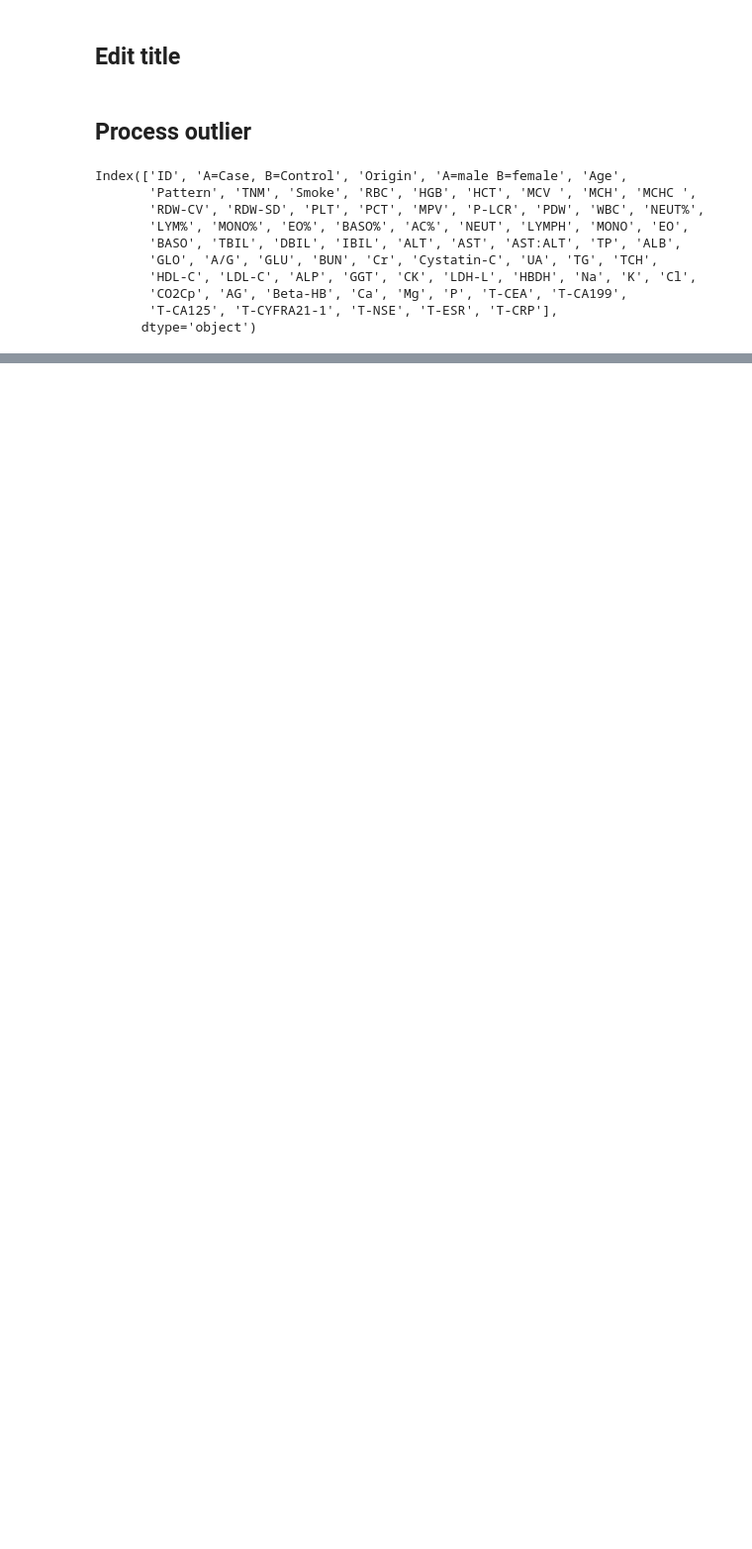
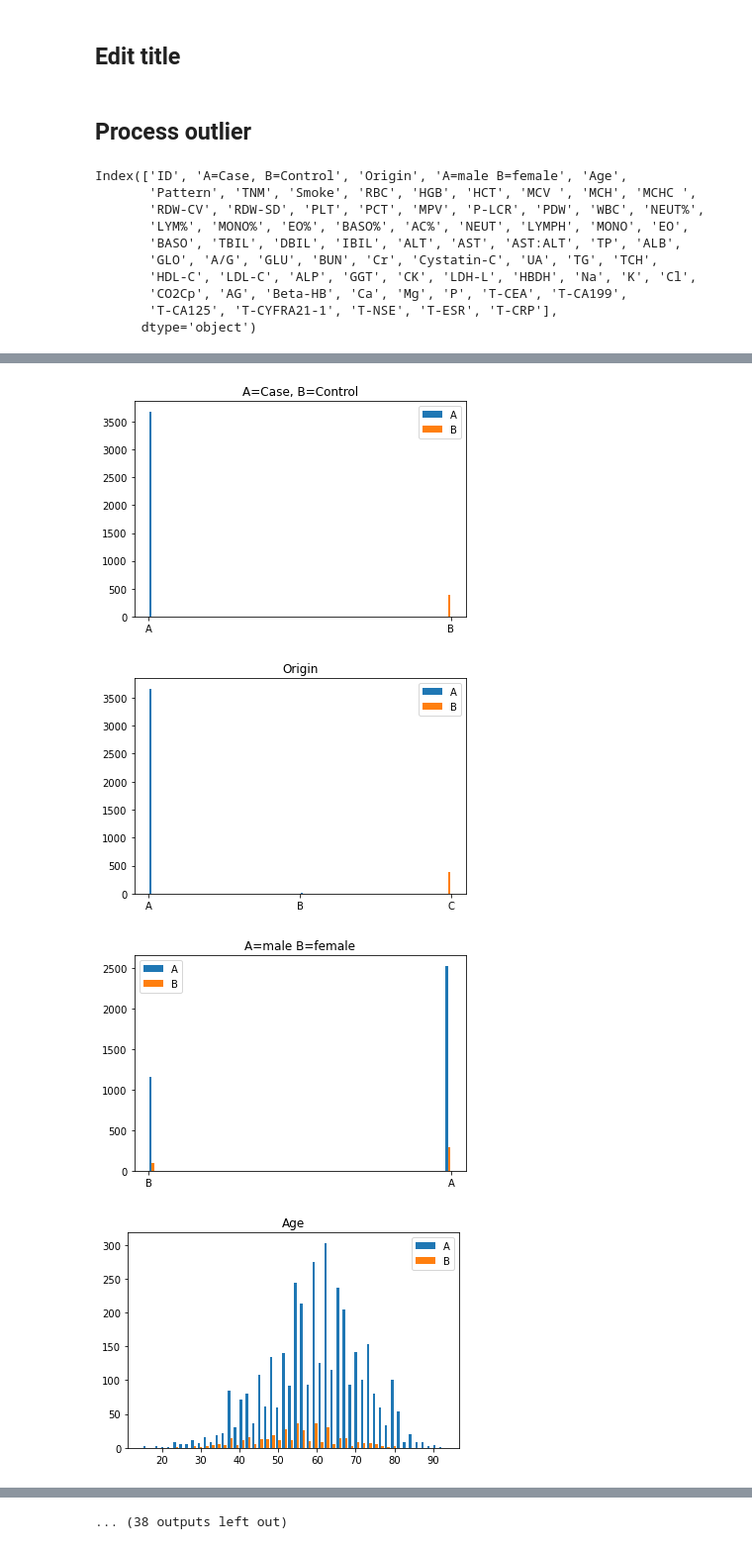
Before and after one commit to ChiXX/LungCancer, a Jupyter notebook: scripts/jupyter/Preprocessing.ipynb, the cells around one changed output, grey strips where cells are left out. Shown: that part at 99% size. Drawn from its saved outputs; the diff is of its cells as text; code cells hidden in the pictures; blank space fills up the shorter version.

```diff
--- a/scripts/jupyter/Preprocessing.ipynb
+++ b/scripts/jupyter/Preprocessing.ipynb
@@ -67,3 +69,18 @@ for i in cancer_data2.columns:
 [figure]
 [figure]
 ... (61 outputs left out)
+# %%
+def scren_nan(df, row, column):
+
+
+    # keep the left part
+    samples_nan_rate = dict(df.isnull().sum(axis=1)/df.shape[1] < row)
+    features_nan_rate = dict(df.isnull().sum(axis=0)/df.shape[0] < column)
+
+    samples_to_select = [k for k, v in samples_nan_rate.items() if str(v)=="True"]
+    features_to_select = [k for k, v in features_nan_rate.items() if str(v)=="True"]
+
+    return df.T[samples_to_select].T[features_to_select]
+# %%
+group_a = scren_nan(cancer_data2[cancer_data2['A=Case, B=Control'] == 'A'], row = 0.2, column = 0.4)
+group_b = scren_nan(cancer_data2[cancer_data2['A=Case, B=Control'] == 'B'], row = 0.2, column = 0.4)
@@ -69,0 +121,12 @@ for i in cancer_data2.columns:
+# %%
+for i in group_a.columns:
+    if i in group_b.columns:
+        plt.hist([group_a[i], group_b[i]], bins = 50, label=['A','B'])
+        plt.title(i)
+        plt.legend()
+        plt.show()
+# %% [output]
+[figure, added]
+[figure, added]
+[figure, added]
+[figure, added]
@@ -69,0 +141 @@ for i in cancer_data2.columns:
+... (38 outputs left out)
```
Also changed, not shown: parts of 6 cells of this notebook.
